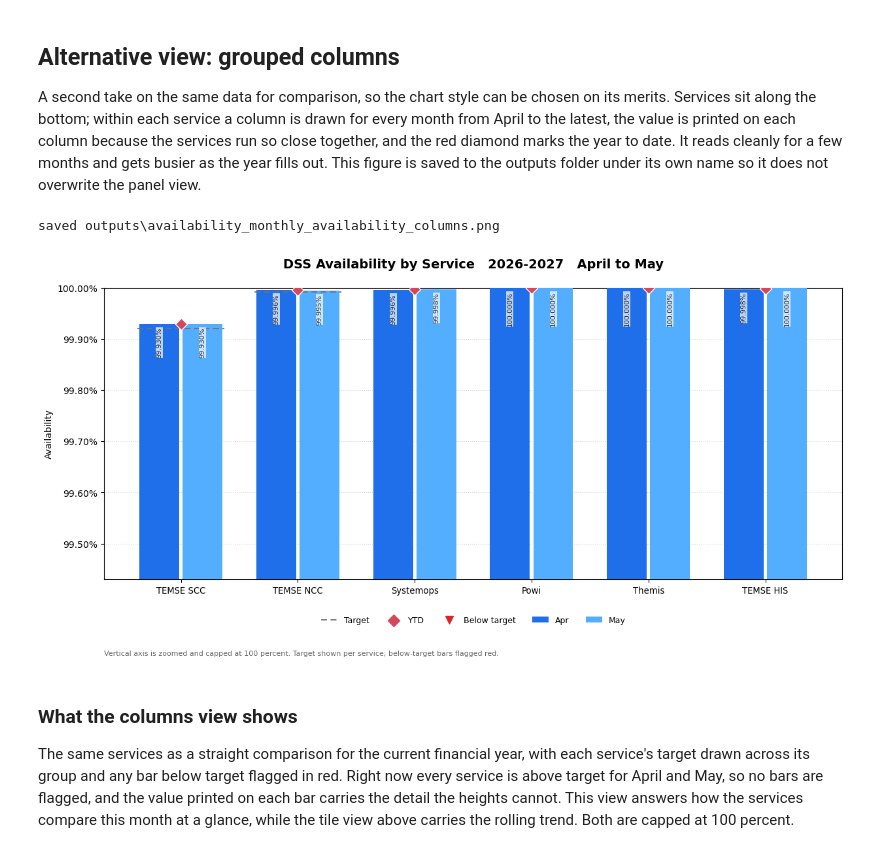
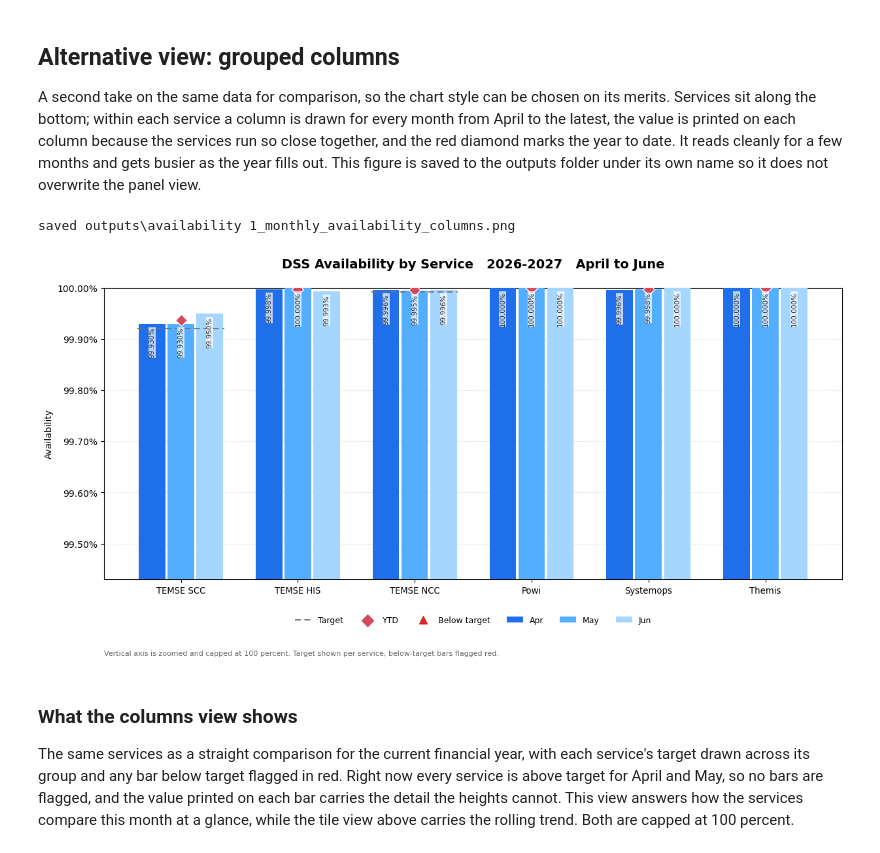
Before and after one commit to ErickChauke/availability-visualiser, a Jupyter notebook: notebook.ipynb, the cells around one changed output. Saved outputs shown, nothing was run; the diff lists cells and outputs as text; code cells hidden in the pictures.

```diff
--- a/notebook.ipynb
+++ b/notebook.ipynb
@@ -12,9 +12,9 @@ This notebook turns the monthly availability workbook into one slide-ready chart
 Everything downstream reads from the single config cell below. To point this notebook at a different workbook, change only that cell and run all. The cell after it loads the libraries and resolves the paths.
 # %%
 # CONFIG - the only cell you edit to point at a different dataset
-DATA_FILE = "data/availability.xlsx"   # source workbook (gitignored)
+DATA_FILE = "data/Feedback 1/availability 1.xlsx"   # source workbook (gitignored)
 YEAR_SHEET = None                       # fiscal-year sheet to chart; None = latest sheet
-OUTPUT_DIR = "outputs"                  # where the slide image is saved
+OUTPUT_DIR = "outputs"                  # where the slide images are saved
 ROLLING_MONTHS = 12                     # how many trailing months the tile view shows
 Y_AXIS_PAD = 0.5                        # percentage points of headroom for the columns view
 # %%
@@ -412,43 +402,43 @@ for j, m in enumerate(filled_months):
         # flag a bar that sits below its target
         tgt = targets.get(s)
         if tgt is not None and v < tgt:
-            ax.plot([xo], [v], marker="v", color=COL_BELOW, markersize=8,
+            ax.plot([xo], [v], marker="^", color=COL_BELOW, markersize=8,
                     markeredgecolor="white", markeredgewidth=0.8, zorder=6)
 
 # target as a short line across each service group
 for b, s in zip(base, col_services):
     tgt = targets.get(s)
     if tgt is not None:
         ax.hlines(tgt, b - group_w / 2, b + group_w / 2, color=COL_TARGET,
                   linestyle=(0, (5, 3)), linewidth=1.3, zorder=4)
     ax.scatter([b], [ytd_now[s]], marker="D", s=85, color=COL_YTD, zorder=4,
                edgecolor="white", linewidth=1)
 
 ax.plot([], [], color=COL_TARGET, linestyle=(0, (5, 3)), linewidth=1.3, label="Target")
 ax.scatter([], [], marker="D", s=85, color=COL_YTD, label="YTD")
-ax.plot([], [], marker="v", color=COL_BELOW, linestyle="", markersize=8, label="Below target")
+ax.plot([], [], marker="^", color=COL_BELOW, linestyle="", markersize=8, label="Below target")
 
 ax.set_xticks(base)
 ax.set_xticklabels(col_services, fontsize=9.5)
 ax.set_ylim(ymin, ymax)
 ax.yaxis.set_major_formatter(mticker.FuncFormatter(lambda v, _: f"{v:.2f}%"))
 ax.grid(axis="y", linestyle=":", alpha=0.5)
 ax.legend(loc="lower center", bbox_to_anchor=(0.5, -0.18), frameon=False, ncol=n + 3, fontsize=9)
 ax.set_title(f"DSS Availability by Service   {sheet}   April to {latest_month}",
              fontsize=14, fontweight="bold", pad=22)
 ax.set_ylabel("Availability")
 ax.text(0.0, -0.26, "Vertical axis is zoomed and capped at 100 percent. Target shown per service; below-target bars flagged red.",
         transform=ax.transAxes, fontsize=8, color="#666666")
 fig.tight_layout()
 fig.subplots_adjust(top=0.88)
 
 fig_path_columns = OUT_PATH / f"{STEM}_monthly_availability_columns.png"
 fig.savefig(fig_path_columns, dpi=170, bbox_inches="tight", facecolor="white")
 print("saved", fig_path_columns)
 plt.show()
 # %% [output]
-saved outputs\availability_monthly_availability_columns.png
+saved outputs\availability 1_monthly_availability_columns.png
-[figure, old version]
+[figure, new version]
 # %% [markdown]
 ### What the columns view shows
 
```
Also changed, not shown: parts of 9 cells of this notebook, 6 other files.
